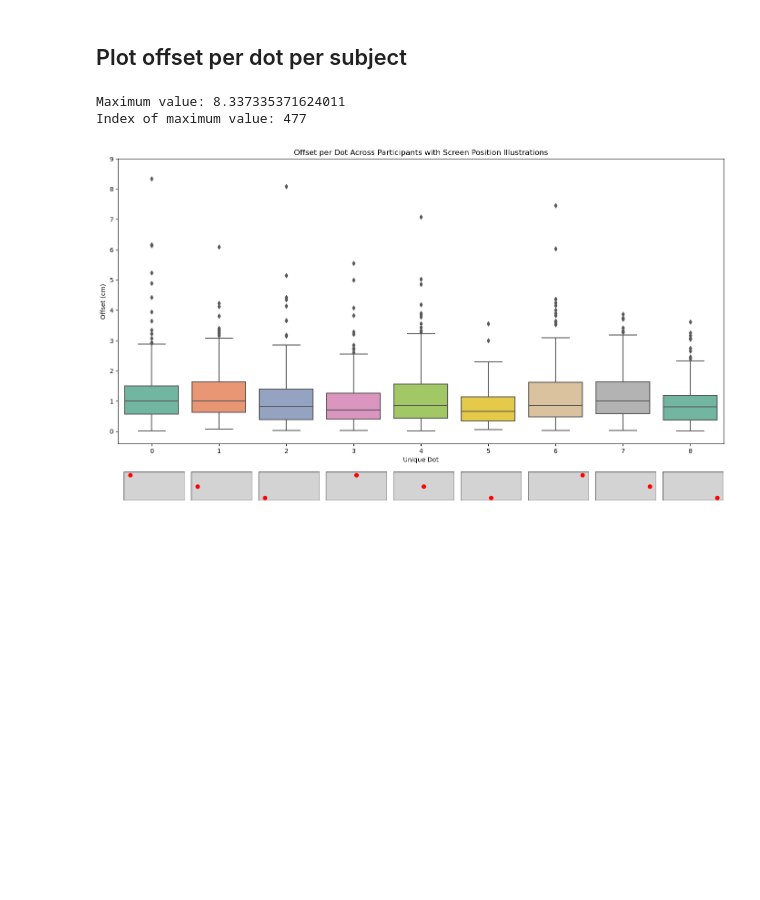
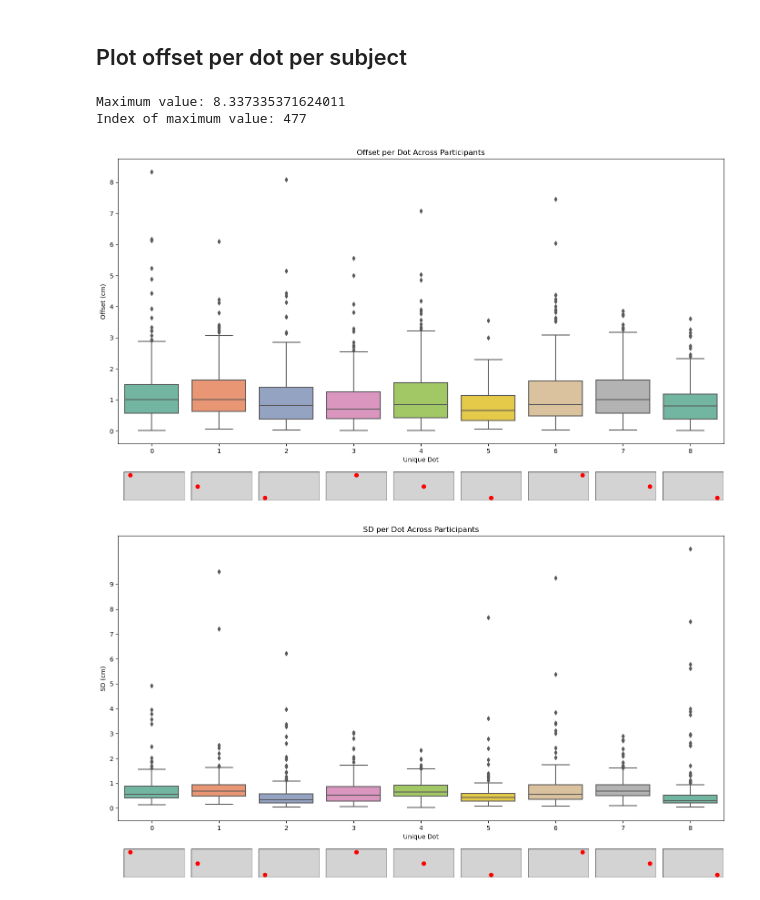
Before and after one commit to artembelopolsky/DeepEye_analyze, a Jupyter notebook: deepeye_analyze_VBLDress1_calibration.ipynb, the cells around one changed output. Drawn from its saved outputs; the diff is of its cells as text; code cells hidden in the pictures; blank space fills up the shorter version.

Commit message:
added plot of SD per dot

```diff
--- a/deepeye_analyze_VBLDress1_calibration.ipynb
+++ b/deepeye_analyze_VBLDress1_calibration.ipynb
@@ -298,14 +298,13 @@ Mean unique dots:
 # %% [markdown]
 ## Plot offset per dot per subject
 # %%
-def plot_offset_per_dot_with_positions(summary_df, screen_width=192, screen_height=1080):
+def plot_offset_per_dot_with_positions(summary_df, measurement='Offset', screen_width=192, screen_height=1080):
     """
     Plots offset across participants for each dot with a small illustration under each box plot
     indicating each dot's position on the screen.
 
     Parameters:
     - summary_df (pd.DataFrame): Dataframe containing offset data for each dot and participant.
-    - scale_factor (float): Scaling factor to convert offsets to cm.
     - screen_width (int): Width of the screen (for relative positioning).
     - screen_height (int): Height of the screen (for relative positioning).
     """
@@ -314,13 +313,18 @@ def plot_offset_per_dot_with_positions(summary_df, screen_width=192, screen_heig
     # Set up the main figure and the box plot
     plt.figure(figsize=(14, 8))
     main_ax = plt.gca()  # Get current axes for main plot
-    sns.boxplot(x='unique_dot', y='median_offset_cm', data=summary_df, palette="Set2", ax=main_ax)
     plt.yticks([0, 1, 2, 3, 4, 5, 6, 7, 8, 9])  # Set specific positions for the tick marks
+
+    if measurement == 'Offset':
+        sns.boxplot(x='unique_dot', y='median_offset_cm', data=summary_df, palette="Set2", ax=main_ax)
+    elif measurement == 'SD':
+        sns.boxplot(x='unique_dot', y='eucl_dist_gaze_to_median_cm', data=summary_df, palette="Set2", ax=main_ax)
+
 
     # Set labels for main plot
     main_ax.set_xlabel('Unique Dot')
-    main_ax.set_ylabel('Offset (cm)')
-    main_ax.set_title('Offset per Dot Across Participants with Screen Position Illustrations')
+    main_ax.set_ylabel(f'{measurement} (cm)')
+    main_ax.set_title(f'{measurement} per Dot Across Participants')
 
     # Draw a small position illustration below each unique dot box
     unique_dots = summary_df['unique_dot'].unique()
@@ -332,36 +336,38 @@ def plot_offset_per_dot_with_positions(summary_df, screen_width=192, screen_heig
         x_avg = dot_data['x_scaled'].mean()
         y_avg = dot_data['y_scaled'].mean()
 
         # Add inset axis under the box plot for this dot
         inset_ax = main_ax.inset_axes([i / len(unique_dots) + 0.01, -0.2, 0.9 / len(unique_dots), 0.1])
 
         # Draw the rectangle representing the screen
         inset_ax.add_patch(patches.Rectangle((0, 0), screen_width, screen_height, edgecolor='black', facecolor='lightgray'))
 
         # Plot the dot’s relative position
         inset_ax.plot(x_avg/1920 *screen_width, y_avg/1080 * screen_height, 'ro')
 
         # Set axis limits and remove ticks for the inset plot
         inset_ax.set_xlim(0, screen_width)
         inset_ax.set_ylim(0, screen_height)
         inset_ax.invert_yaxis()  # Invert the y-axis
         inset_ax.axis('off')  # Hide axes for clarity
 
     # Adjust layout
     plt.tight_layout()
     plt.show()
 
-summary_df_per_dot = summary_df.groupby(['subj_nr','unique_dot', 'x_scaled', 'y_scaled'])['median_offset_cm'].median().reset_index()
+summary_df_per_dot= summary_df.groupby(['subj_nr','unique_dot', 'x_scaled', 'y_scaled'])['median_offset_cm', 'eucl_dist_gaze_to_median_cm'].mean().reset_index()
 max_value = summary_df_per_dot['median_offset_cm'].max()
 max_index = summary_df_per_dot['median_offset_cm'].idxmax()
 print("Maximum value:", max_value)
 print("Index of maximum value:", max_index)
 
-plot_offset_per_dot_with_positions(summary_df_per_dot)
+plot_offset_per_dot_with_positions(summary_df_per_dot, measurement='Offset')
+plot_offset_per_dot_with_positions(summary_df_per_dot, measurement='SD')
 # %% [output]
 Maximum value: 8.337335371624011
 Index of maximum value: 477
-[figure, old version]
+[figure, new version]
+[figure, added]
 # %%
 # # Perform the repeated measures ANOVA
 # anova = AnovaRM(df, depvar='median_offset', subject='subj_nr', within=['unique_dot']).fit()
```
